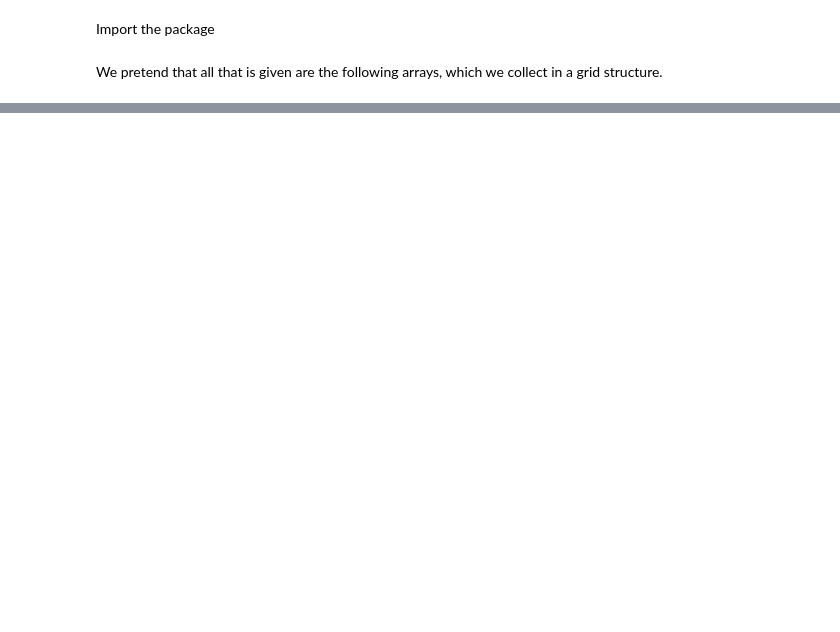
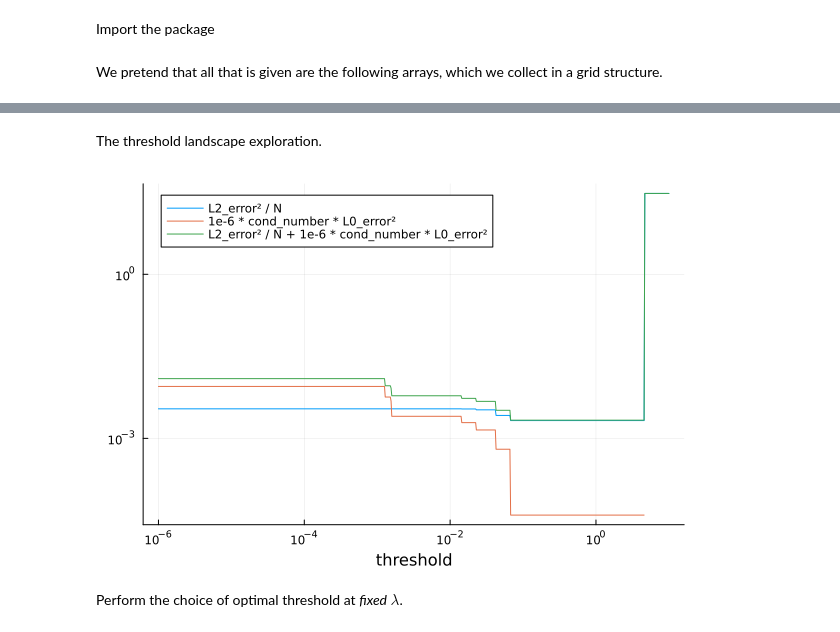
Before and after one commit to dknatan/PDEfind.jl, a Jupyter notebook: src/nb_test.ipynb, the cells around one changed output, grey strips where cells are left out. Drawn from its saved outputs; the diff is of its cells as text; code cells hidden in the pictures; blank space fills up the shorter version.

```diff
--- a/src/nb_test.ipynb
+++ b/src/nb_test.ipynb
@@ -71,0 +112,9 @@ We pretend that all that is given are the following arrays, which we collect in
+# %%
+# construct basis functions, eg: polynomial basis
+max_poly_degree = 2
+n_variables = max_derivative_degree + 1 # include 0th-derivative i.e. function itself
+MyBasis = PolynomialBasis(max_poly_degree, n_variables, skip_constant = false)
+
+# theta matrix
+Θ = evaluate(MyBasis, variables_matrix)
+# cond_number = norm(Θ,2) * norm(pinv(Θ),2)
@@ -71,0 +162,25 @@ We pretend that all that is given are the following arrays, which we collect in
+# %% [markdown]
+The threshold landscape exploration.
+# %%
+using LinearAlgebra, Plots
+N = g.N
+cond_number = cond(Θ, 2)
+
+tol_range = 10.0 .^ (-6:1e-2:1.0)
+L2_error²_array = zero(tol_range)
+L0_error²_array = zero(tol_range)
+
+for (i,tol) in enumerate(tol_range)
+    ξ, active_poly_vectors = STRidge_cascade(Θ, dt_data_array_flat, MyBasis.poly_vectors, λ=1e-3, tol=tol, iters=5, verbose=false)
+    chosen_mask = MyBasis.poly_vectors .∈ Ref(active_poly_vectors)
+    L2_error²_array[i] = norm(Θ[:, chosen_mask] * ξ - dt_data_array_flat, 2)^2
+    L0_error²_array[i] = norm(ξ, 0)^2
+end
+# %%
+plot(tol_range, L2_error²_array ./ N, xscale=:log10, yscale=:log10, label="L2_error² / N", xlabel="threshold", legend=:topleft)
+plot!(tol_range[L0_error²_array .> 0.], 1e-6 .* cond_number .* L0_error²_array[L0_error²_array .> 0.], label="1e-6 * cond_number * L0_error²")
+plot!(tol_range, L2_error²_array ./ N + 1e-6 .* cond_number .* L0_error²_array, label="L2_error² / N + 1e-6 * cond_number * L0_error²")
+# %% [output]
+[figure, added]
+# %% [markdown]
+Perform the choice of optimal threshold at *fixed* $\lambda$.
```
Also changed, not shown: parts of 35 cells of this notebook, 4 other files.
